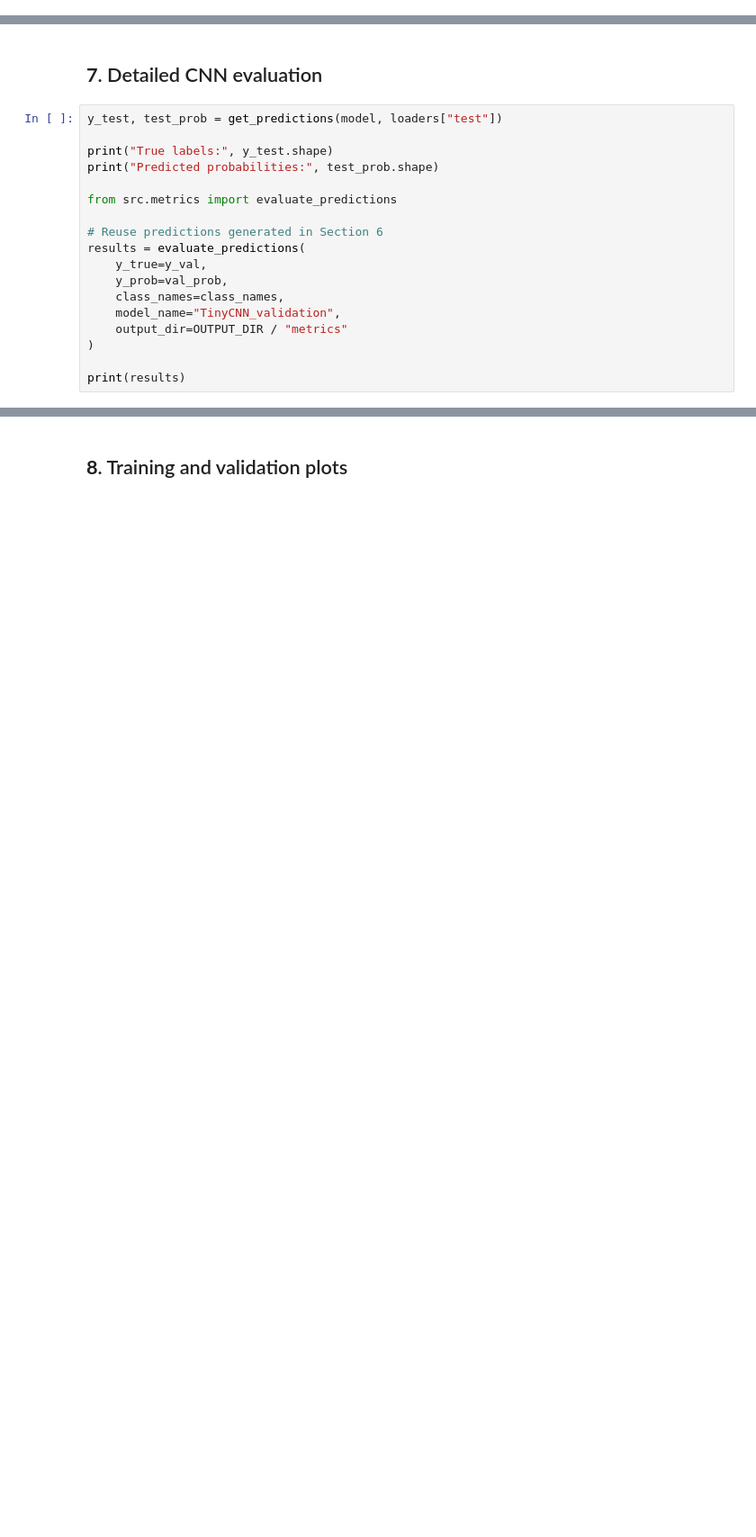
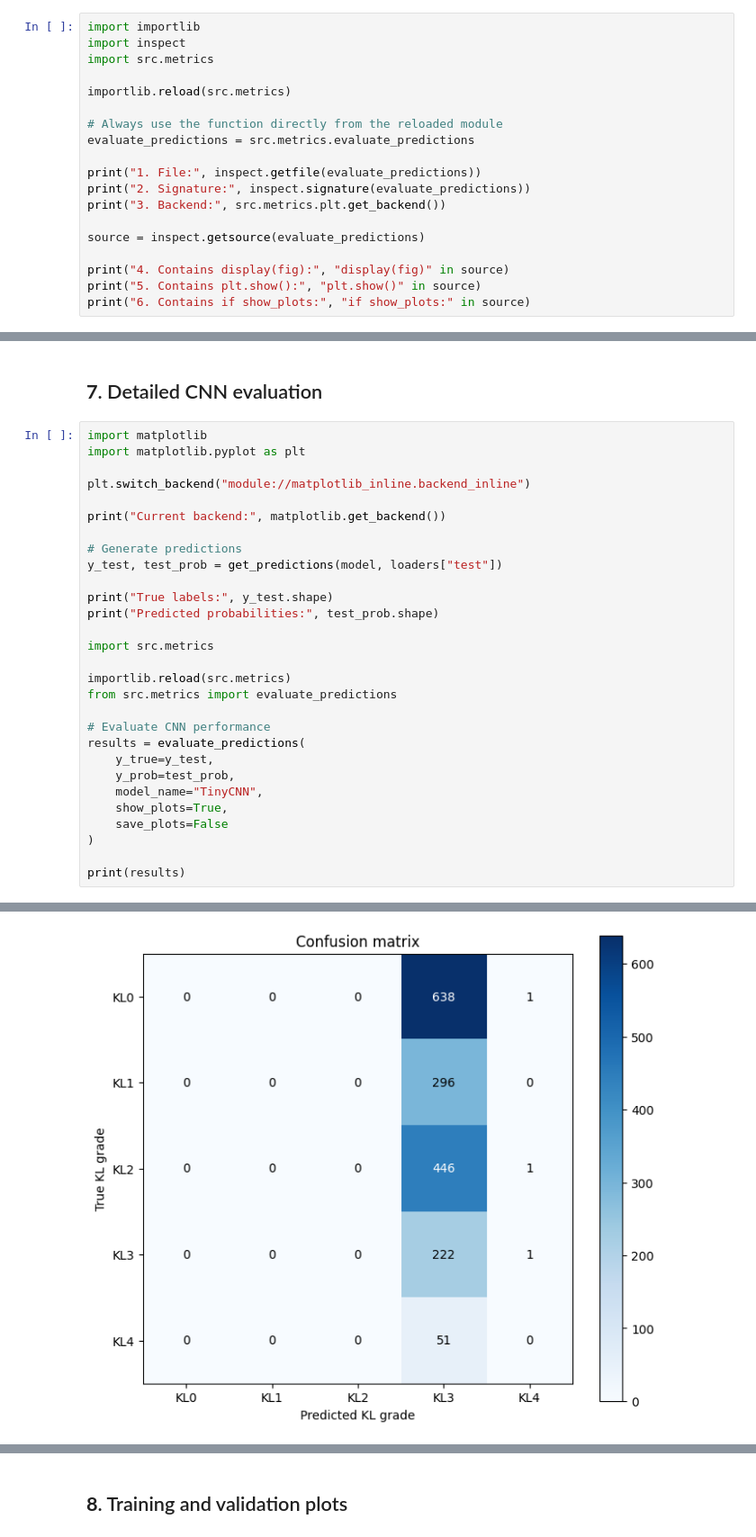
Before and after one commit to michael-duer/medical-image-classification, a Jupyter notebook: notebooks/00_shared_pipeline_metrics_test.ipynb, the cells around one changed output, grey strips where cells are left out. Shown at 90% size. Cells and saved outputs as stored; diff of their text form; blank space fills up the shorter version.

```diff
--- a/notebooks/00_shared_pipeline_metrics_test.ipynb
+++ b/notebooks/00_shared_pipeline_metrics_test.ipynb
@@ -373,0 +602,19 @@ Confusion matrix (rows=true, cols=predicted):
+# %%
+import importlib
+import inspect
+import src.metrics
+
+importlib.reload(src.metrics)
+
+# Always use the function directly from the reloaded module
+evaluate_predictions = src.metrics.evaluate_predictions
+
+print("1. File:", inspect.getfile(evaluate_predictions))
+print("2. Signature:", inspect.signature(evaluate_predictions))
+print("3. Backend:", src.metrics.plt.get_backend())
+
+source = inspect.getsource(evaluate_predictions)
+
+print("4. Contains display(fig):", "display(fig)" in source)
+print("5. Contains plt.show():", "plt.show()" in source)
+print("6. Contains if show_plots:", "if show_plots:" in source)
@@ -374,20 +628,32 @@ Confusion matrix (rows=true, cols=predicted):
 # %% [markdown]
 ## **7**. Detailed CNN evaluation
 # %%
+import matplotlib
+import matplotlib.pyplot as plt
+
+plt.switch_backend("module://matplotlib_inline.backend_inline")
+
+print("Current backend:", matplotlib.get_backend())
+
+# Generate predictions
 y_test, test_prob = get_predictions(model, loaders["test"])
 
 print("True labels:", y_test.shape)
 print("Predicted probabilities:", test_prob.shape)
 
+import src.metrics
+
+importlib.reload(src.metrics)
 from src.metrics import evaluate_predictions
 
-# Reuse predictions generated in Section 6
+# Evaluate CNN performance
 results = evaluate_predictions(
-    y_true=y_val,
-    y_prob=val_prob,
-    class_names=class_names,
-    model_name="TinyCNN_validation",
-    output_dir=OUTPUT_DIR / "metrics"
+    y_true=y_test,
+    y_prob=test_prob,
+    model_name="TinyCNN",
+    show_plots=True,
+    save_plots=False
 )
 
 print(results)
+# %% [output]
@@ -393,0 +663 @@ print(results)
+[figure, added]
```
Also changed, not shown: parts of 23 cells of this notebook, 1 other file.
